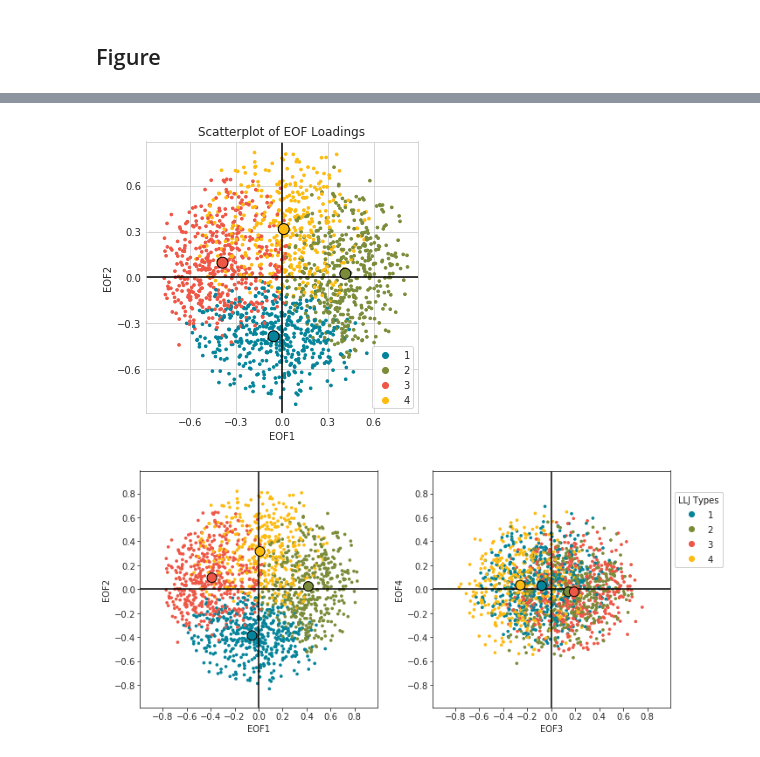
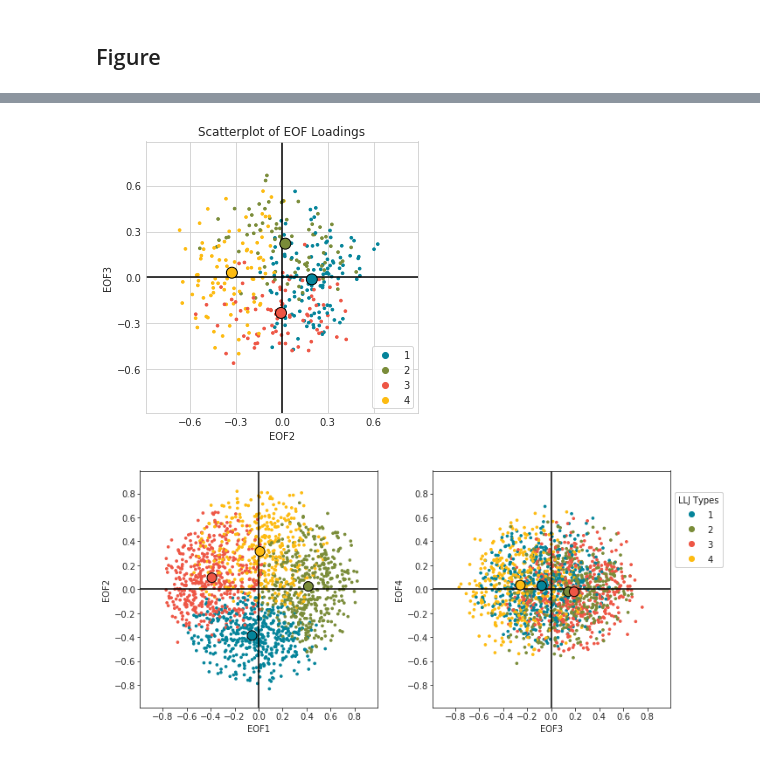
Before and after one commit to dlnash/AR_types, a Jupyter notebook: analysis/fig4_scatter.ipynb, the cells around one changed output, grey strips where cells are left out. Cells and saved outputs as stored; diff of their text form; code cells hidden in the pictures.

```diff
--- a/analysis/fig4_scatter.ipynb
+++ b/analysis/fig4_scatter.ipynb
@@ -34,6 +47,6 @@ rcParams['font.sans-serif'] = 'Arial'    # set the default sans-serif font to 'A
 # %%
-# Loadings & LLJ CAT
-filepath = path_to_out / 'sallj-types-loadings.csv'
+# Loadings & AR CAT
+filepath = path_to_out + fname_id +'hma_AR-types-loadings.csv'
 df = pd.read_csv(filepath)
 df.head()
 # %% [output]
@@ -46,7 +59,7 @@ df.head()
 # %%
 # Load centroid data
 
-infile = path_to_out / 'centroids.txt'
+infile = path_to_out + fname_id + 'centroids.txt'
 data = np.loadtxt(infile, delimiter=',')
 centroids = data[:,1:5]
 print(centroids)
@@ -58,11 +71,11 @@ print(centroids)
 # %%
 # Save data to numpy arrays
 
-# 1d array of llj cats
-llj_cat = df['LLJ_CAT'].to_numpy()
+# 1d array of ar cats
+ar_cat = df['AR_CAT'].to_numpy()
 
 # array sizes
-ntot = len(llj_cat)
+ntot = len(ar_cat)
 neof = 4
 
 # 2d array of loadings
@@ -110,7 +123,7 @@ nplots = nrows*ncols
 # eof labels
 eof_label = ['EOF1','EOF2','EOF3','EOF4']
 # centroids (?)
-cent_llj_cat = [0, 1, 2, 3]
+cent_ar_cat = [0, 1, 2, 3]
 
 # tickmarks
 ticks = np.arange(-0.9,0.91,0.3)
@@ -135,10 +148,10 @@ for i in range(nrows):
     for j in range(ncols):
         # scatterplot
         s = axs[i,j].scatter(loadings[:,i], loadings[:,j],
-                             s=dotsize, c=llj_cat, cmap=newcmap)
+                             s=dotsize, c=ar_cat, cmap=newcmap)
         # centroids
         c = axs[i,j].scatter(centroids[:,i], centroids[:,j],
-                             s=ctrsize, c=cent_llj_cat, cmap=newcmap, edgecolors='black')
+                             s=ctrsize, c=cent_ar_cat, cmap=newcmap, edgecolors='black')
 
         # shared axis labels
         if j == 0:
@@ -155,43 +168,43 @@ plt.show()
 
 sns.set_style('whitegrid')
 eof_label = ['EOF1','EOF2','EOF3','EOF4']
-cent_llj_cat = [0, 1, 2, 3]
+cent_ar_cat = [0, 1, 2, 3]
 
 nplots=1
 fig, ax = plt.subplots(1, nplots, figsize=(11,5))
 dotsize=7
 centersize = 120
 
 # set for all plots
 ticks = np.arange(-0.9,0.91,0.3)
 #for k in range(nplots):
 ax.set_aspect('equal', 'box')
 ax.axhline(color='black')
 ax.axvline(color='black')
 ax.set_xticks(ticks)
 ax.set_yticks(ticks)
 ax.tick_params(axis='both', pad=1)
 ax.set_xlim(-0.89,0.89)
 ax.set_ylim(-0.89,0.89)
 
-# plot 1: EOF1 v. EOF2
-i=0; j=1
-s1 = ax.scatter(loadings[:,i], loadings[:,j], s=dotsize, c=llj_cat, cmap=newcmap)
+# plot 1: EOF2 v. EOF3
+i=1; j=2
+s1 = ax.scatter(loadings[:,i], loadings[:,j], s=dotsize, c=ar_cat, cmap=newcmap)
 c1 = ax.scatter(centroids[:,i], centroids[:,j], s=centersize,
-               c=cent_llj_cat, cmap=newcmap, edgecolors='black', zorder=10)
+               c=cent_ar_cat, cmap=newcmap, edgecolors='black', zorder=10)
 ax.set_xlabel(eof_label[i])
 ax.set_ylabel(eof_label[j])
 legend = ax.legend(*s1.legend_elements(), loc='lower right', borderpad=0.25, labelspacing=0.3)
 ax.set_title('Scatterplot of EOF Loadings')
 
 
 # save fig
 #filepath = home/'Desktop' / 'scatter.png'
 #plt.savefig(filepath, bbox_inches='tight', dpi=200)
 
 plt.show()
 # %% [output]
-[figure, old version]
+[figure, new version]
 # %%
 ## Two Plots ## -- from original
 
```
Also changed, not shown: parts of 8 cells of this notebook, 40 other files.
